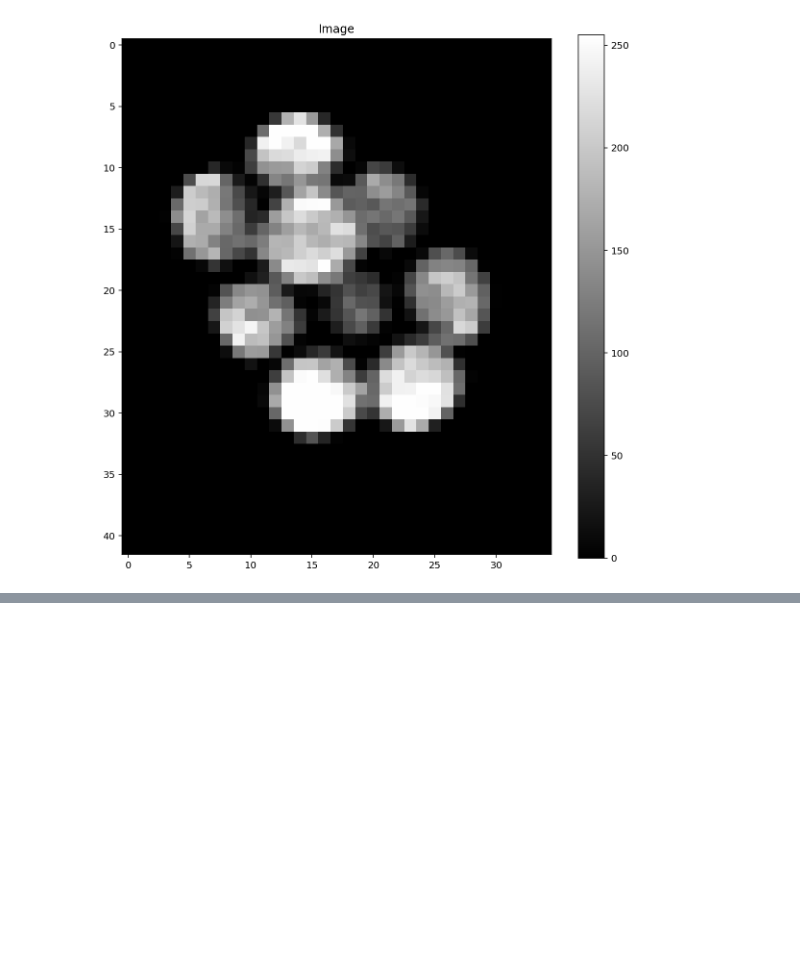
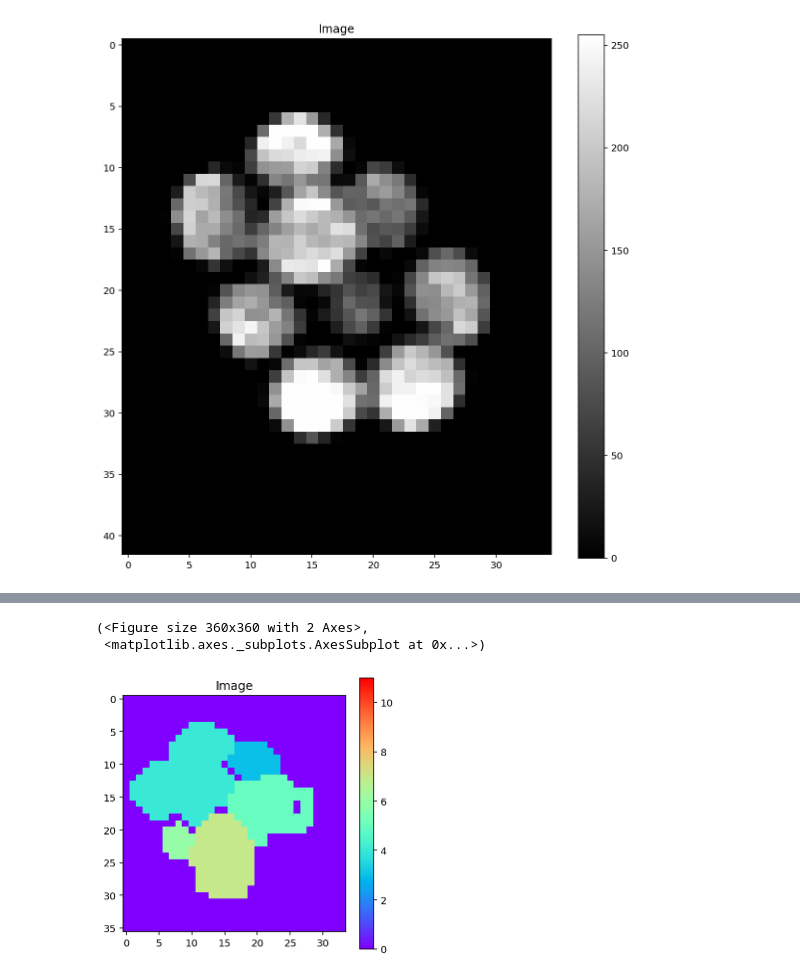
Before and after one commit to Clapfire/oip_image_processing_assignment_1, a Jupyter notebook: src/clusterIndividuator-workingcopy.ipynb, the cells around one changed output, grey strips where cells are left out. Saved outputs shown, nothing was run; the diff lists cells and outputs as text; code cells hidden in the pictures; blank space fills up the shorter version.

```diff
--- a/src/clusterIndividuator-workingcopy.ipynb
+++ b/src/clusterIndividuator-workingcopy.ipynb
@@ -99,10 +142,15 @@ labeltobewatershed = 3
 ##change this value ^^  to begin watershed
 
 
+
 i = labeltobewatershed
 mask = tttt == i + blank
+
+
 distance = ndi.distance_transform_edt(mask)
-local_maxi = peak_local_max(distance, indices=False, footprint = np.ones((3,3)),labels=mask)
+
+
+local_maxi = peak_local_max(distance, indices=False, footprint = np.ones((8,8)),labels=mask)
 markers = ndi.label(local_maxi)[0]
 labels = watershed(-distance,markers, mask=mask)
 new = np.zeros(tttt.shape)
@@ -114,3 +162,9 @@ new[elementstooffset] = tttt[elementstooffset] + addingfactor
 new = new + offset
 
 #for this, 2 remains the "background" color
+# %%
+ip.showImage(new, vmax = 11, cmap ='rainbow')
+# %% [output]
+(<Figure size 360x360 with 2 Axes>,
+ <matplotlib.axes._subplots.AxesSubplot at 0x...>)
+[figure, added]
```
Also changed, not shown: parts of 15 cells of this notebook, 5 other files.
